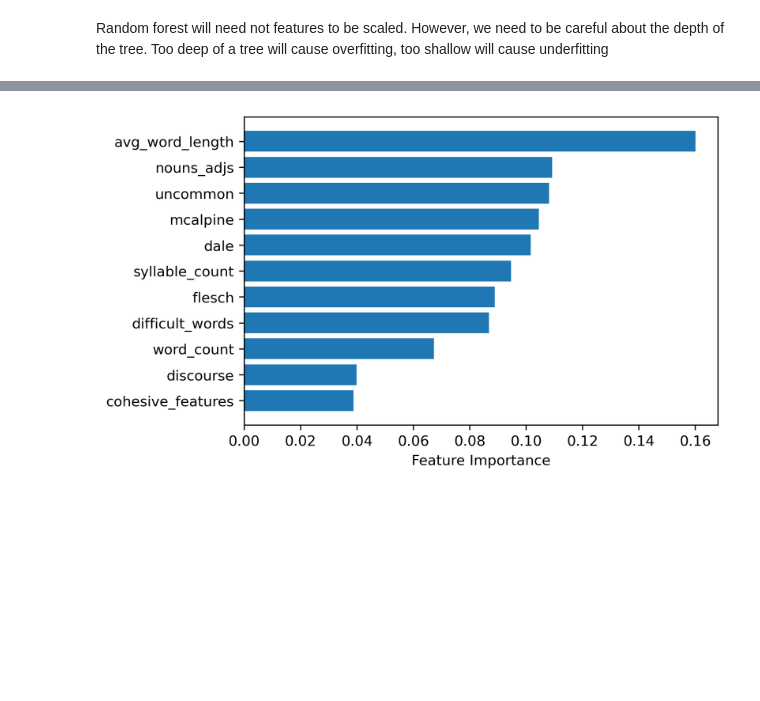
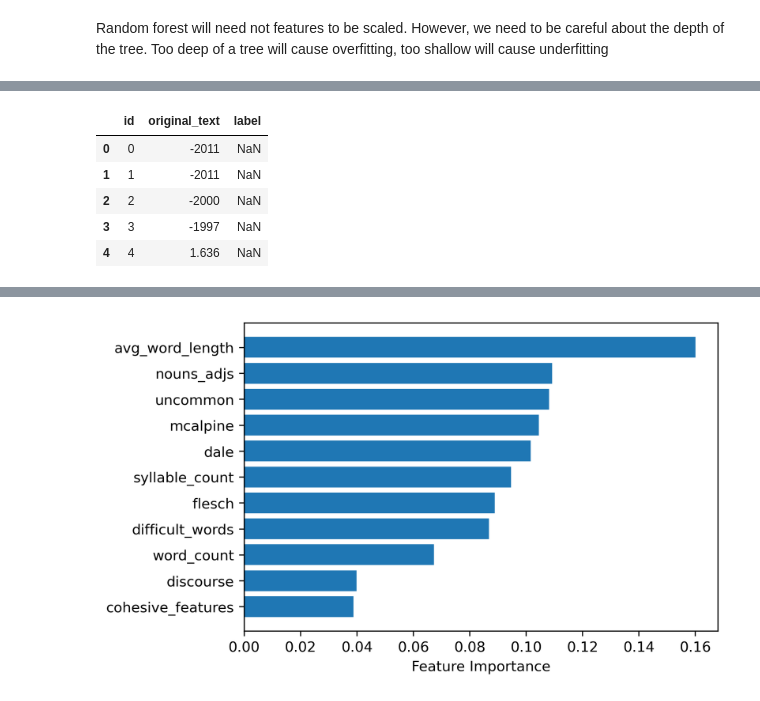
Before and after one commit to manelmahroug/Predicting-Text-Difficulty, a Jupyter notebook: supervised_learning/Supervised learning with numeric features.ipynb, the cells around one changed output, grey strips where cells are left out. Saved outputs shown, nothing was run; the diff lists cells and outputs as text; code cells hidden in the pictures; blank space fills up the shorter version.

```diff
--- a/supervised_learning/Supervised learning with numeric features.ipynb
+++ b/supervised_learning/Supervised learning with numeric features.ipynb
@@ -384,0 +435,11 @@ rf_preds = rf.predict(X_test)
+# %%
+test_df_wiki= pd.read_csv("data/WikiLarge_Test.csv")
+
+test_df_wiki.head()
+# %% [output]
+|  | id | original_text | label |
+| 0 | 0 | -2011 | NaN |
+| 1 | 1 | -2011 | NaN |
+| 2 | 2 | -2000 | NaN |
+| 3 | 3 | -1997 | NaN |
+| 4 | 4 | 1.636 | NaN |
```
Also changed, not shown: parts of 17 cells of this notebook, 8 other files.
